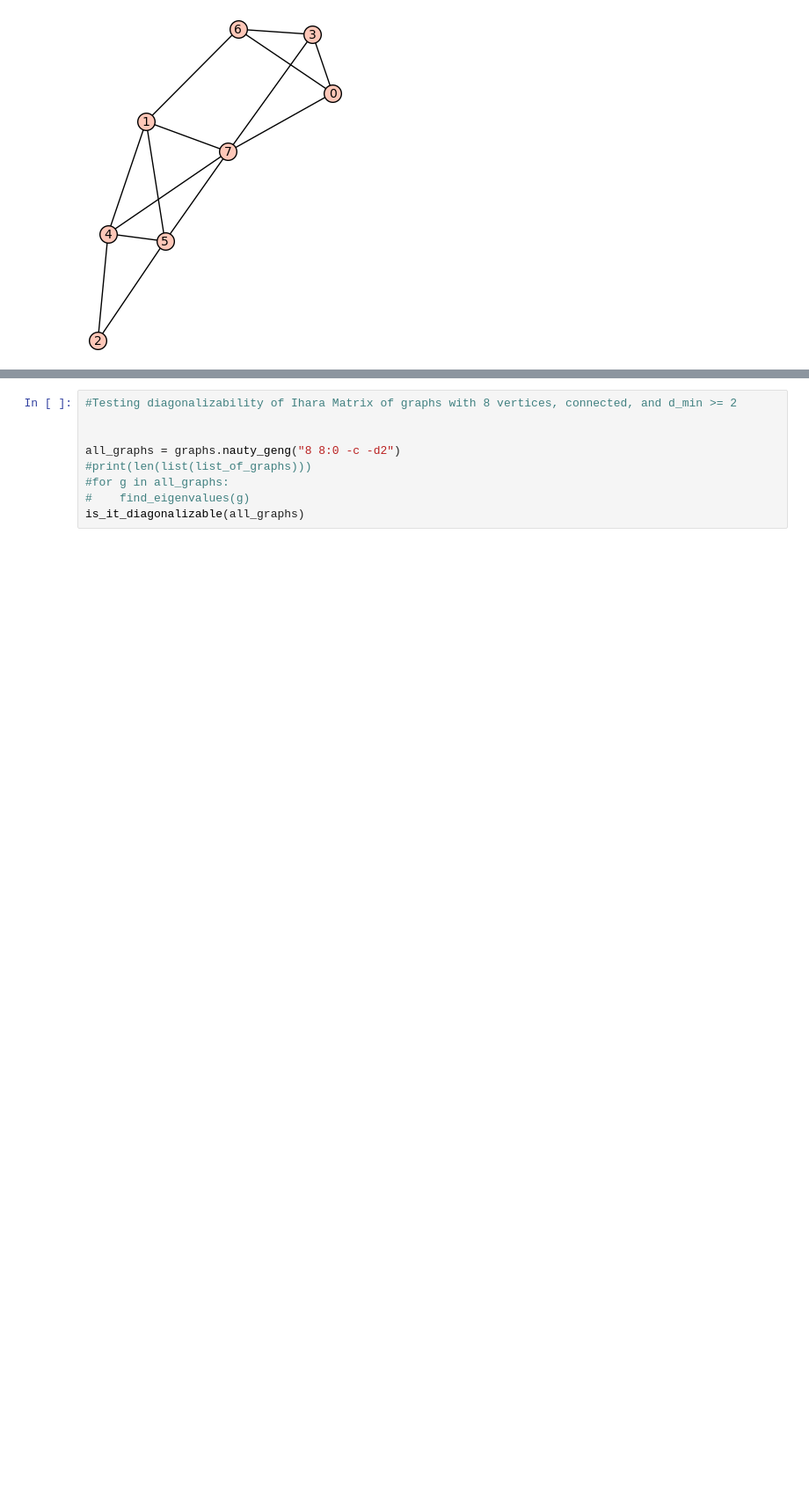
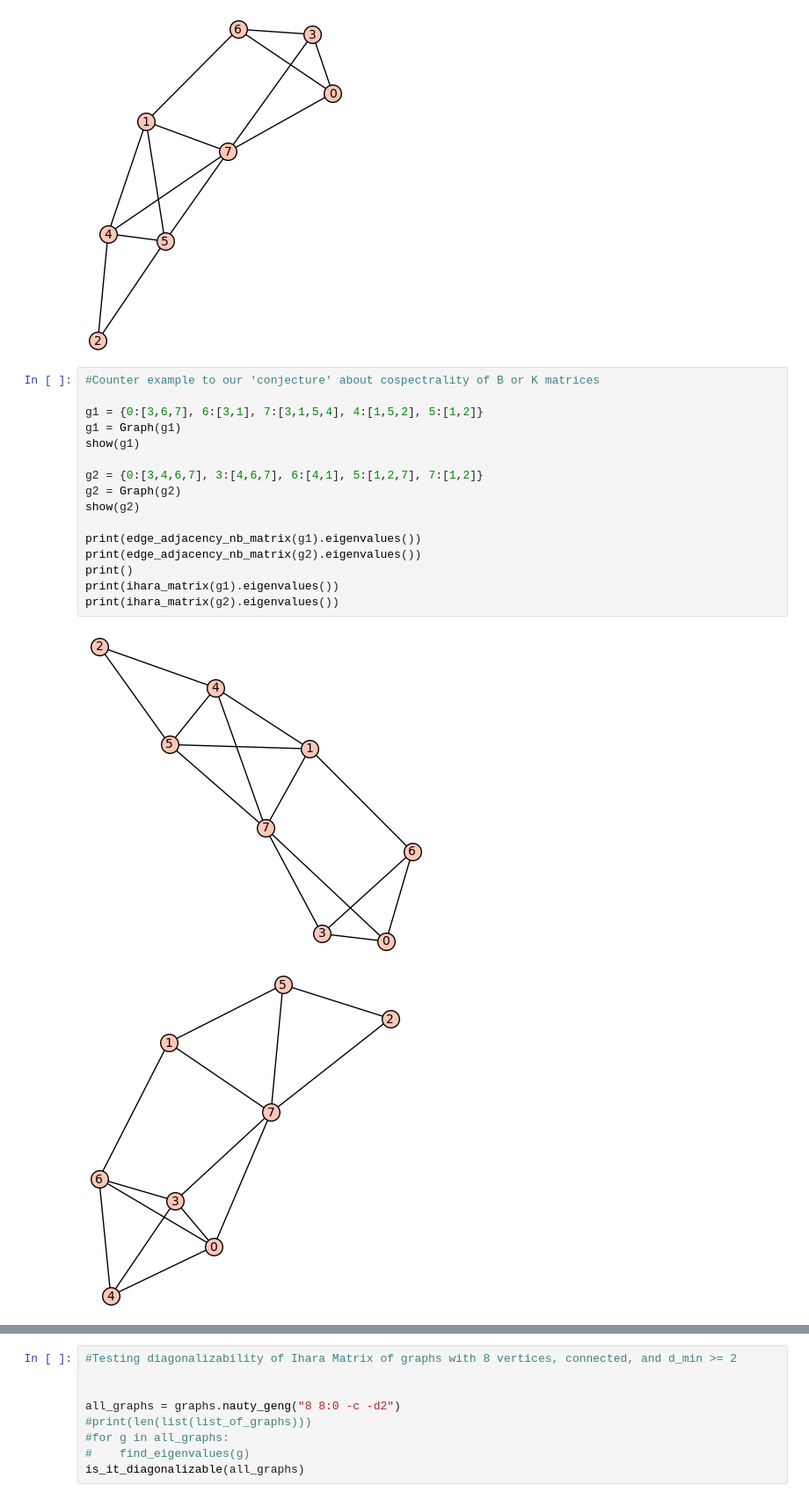
Before and after one commit to davizacheu/Spectral-Graph-Theory-Research, a Jupyter notebook: NB_Functions.ipynb, the cells around one changed output, grey strips where cells are left out. Shown at 88% size. Saved outputs shown, nothing was run; the diff lists cells and outputs as text; blank space fills up the shorter version.

Commit message:
Made separate cell for one of the counter-examples

```diff
--- a/NB_Functions.ipynb
+++ b/NB_Functions.ipynb
@@ -239,3 +239,22 @@ for i in range (0,graphs_length):
 [figure]
 [figure]
 [figure]
+# %%
+#Counter example to our 'conjecture' about cospectrality of B or K matrices
+
+g1 = {0:[3,6,7], 6:[3,1], 7:[3,1,5,4], 4:[1,5,2], 5:[1,2]}
+g1 = Graph(g1)
+show(g1)
+
+g2 = {0:[3,4,6,7], 3:[4,6,7], 6:[4,1], 5:[1,2,7], 7:[1,2]}
+g2 = Graph(g2)
+show(g2)
+
+print(edge_adjacency_nb_matrix(g1).eigenvalues())
+print(edge_adjacency_nb_matrix(g2).eigenvalues())
+print()
+print(ihara_matrix(g1).eigenvalues())
+print(ihara_matrix(g2).eigenvalues())
+# %% [output]
+[figure, added]
+[figure, added]
```
Also changed, not shown: parts of 1 cell of this notebook.
